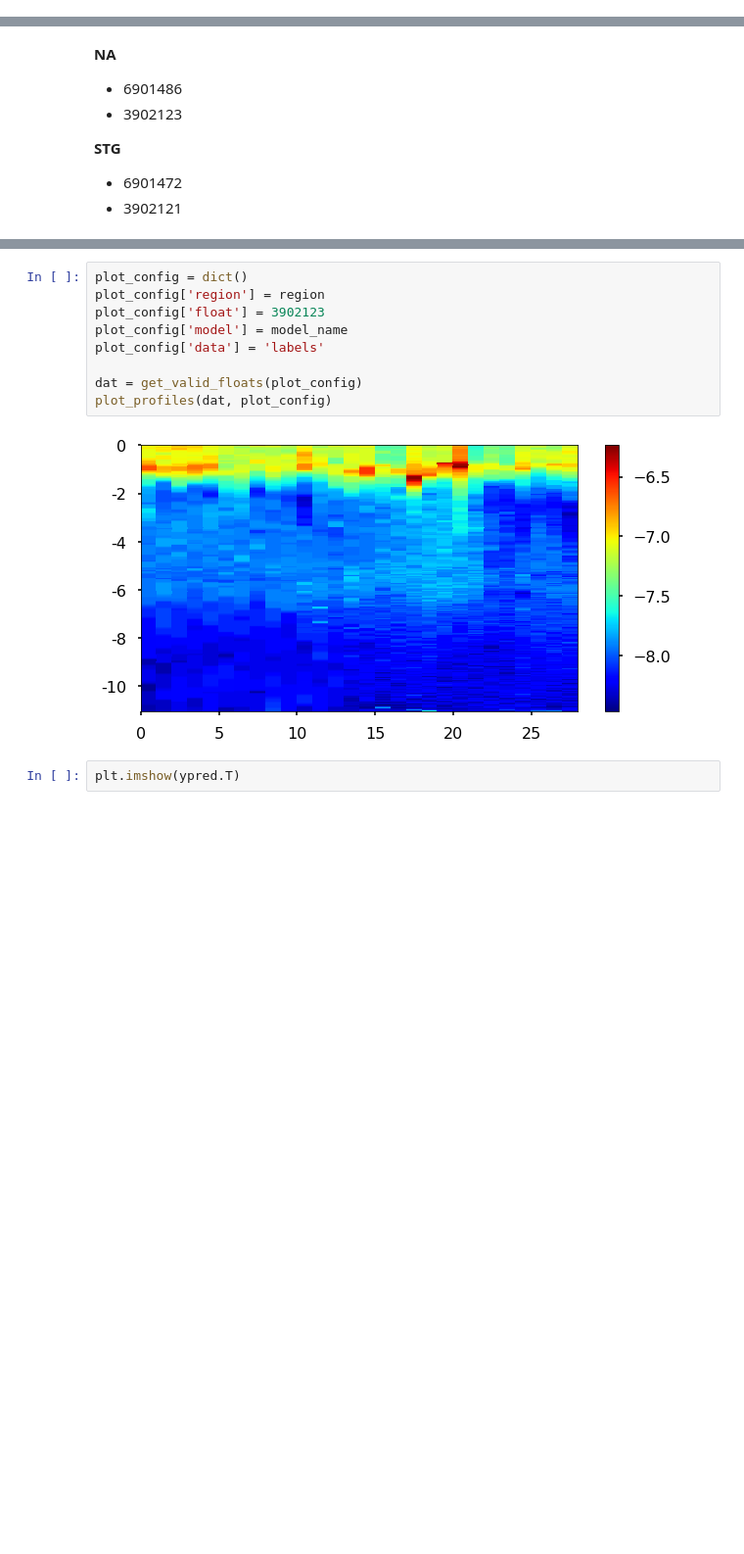
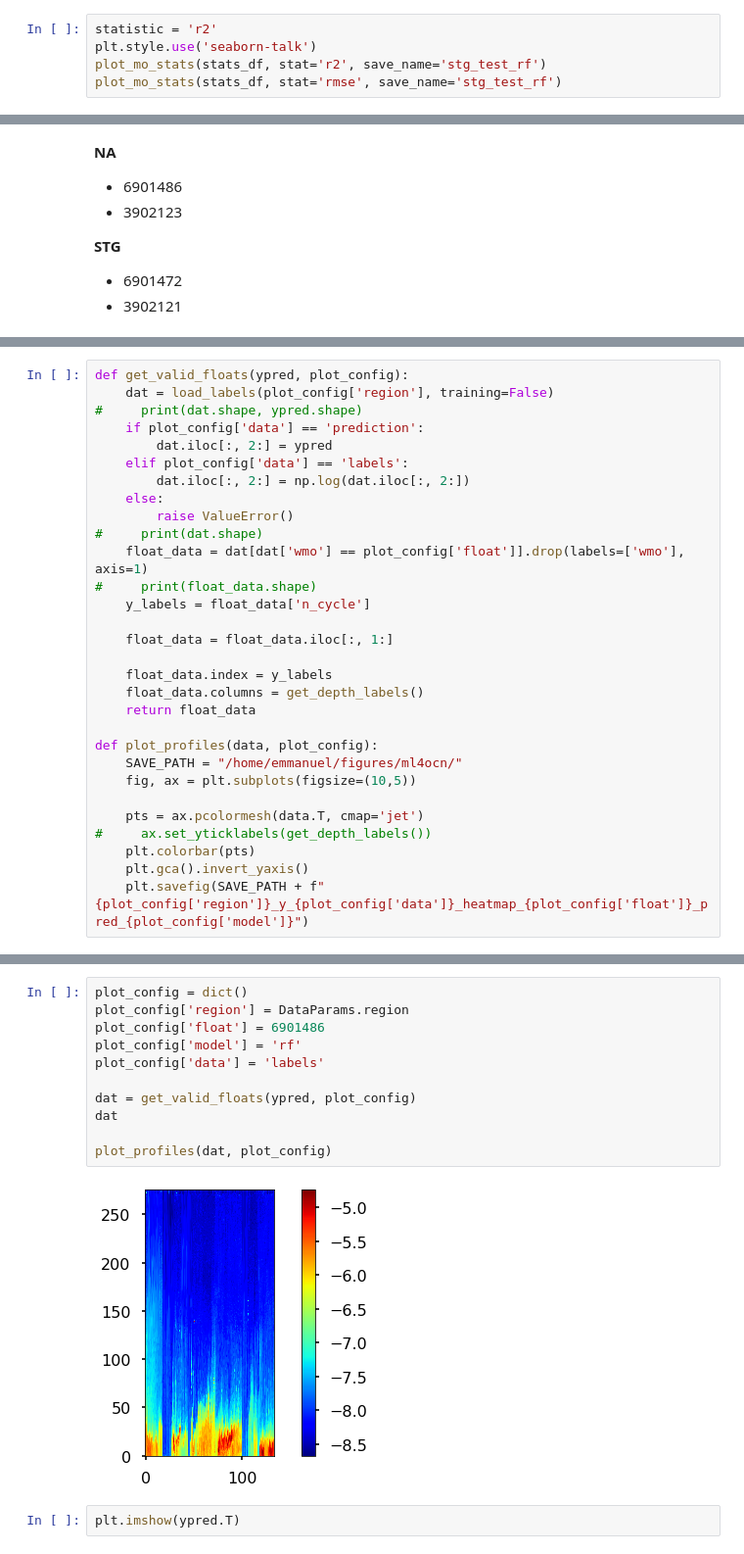
Before and after one commit to IPL-UV/ml4ocean, a Jupyter notebook: notebooks/full_walkthroughs/full_walkthrough_stg.ipynb, the cells around one changed output, grey strips where cells are left out. Shown at 98% size. Drawn from its saved outputs; the diff is of its cells as text; blank space fills up the shorter version.

Commit message:
Updated notebooks.
* Added new baseline model (MO-RF)
* Reran notebooks with new results
* Wrapped some plotting functions

```diff
--- a/notebooks/full_walkthroughs/full_walkthrough_stg.ipynb
+++ b/notebooks/full_walkthroughs/full_walkthrough_stg.ipynb
@@ -341,0 +380,5 @@ dataset['yvalid'].shape, ypred.shape
+# %%
+statistic = 'r2'
+plt.style.use('seaborn-talk')
+plot_mo_stats(stats_df, stat='r2', save_name='stg_test_rf')
+plot_mo_stats(stats_df, stat='rmse', save_name='stg_test_rf')
@@ -499,0 +720,30 @@ ypred = model.predict(dataset['Xtest'])
+# %%
+def get_valid_floats(ypred, plot_config):
+    dat = load_labels(plot_config['region'], training=False)
+#     print(dat.shape, ypred.shape)
+    if plot_config['data'] == 'prediction':
+        dat.iloc[:, 2:] = ypred
+    elif plot_config['data'] == 'labels':
+        dat.iloc[:, 2:] = np.log(dat.iloc[:, 2:])
+    else:
+        raise ValueError()
+#     print(dat.shape)
+    float_data = dat[dat['wmo'] == plot_config['float']].drop(labels=['wmo'], axis=1)
+#     print(float_data.shape)
+    y_labels = float_data['n_cycle']
+
+    float_data = float_data.iloc[:, 1:]
+
+    float_data.index = y_labels
+    float_data.columns = get_depth_labels()
+    return float_data
+
+def plot_profiles(data, plot_config):
+    SAVE_PATH = "/home/emmanuel/figures/ml4ocn/"
+    fig, ax = plt.subplots(figsize=(10,5))
+
+    pts = ax.pcolormesh(data.T, cmap='jet')
+#     ax.set_yticklabels(get_depth_labels())
+    plt.colorbar(pts)
+    plt.gca().invert_yaxis()
+    plt.savefig(SAVE_PATH + f"{plot_config['region']}_y_{plot_config['data']}_heatmap_{plot_config['float']}_pred_{plot_config['model']}")
@@ -500,14 +764,16 @@ ypred = model.predict(dataset['Xtest'])
 # %%
 plot_config = dict()
-plot_config['region'] = region
-plot_config['float'] = 3902123
-plot_config['model'] = model_name
+plot_config['region'] = DataParams.region
+plot_config['float'] = 6901486
+plot_config['model'] = 'rf'
 plot_config['data'] = 'labels'
 
-dat = get_valid_floats(plot_config)
+dat = get_valid_floats(ypred, plot_config)
+dat
+
 plot_profiles(dat, plot_config)
 # %% [output]
-[figure, old version]
+[figure, new version]
 # %%
 plt.imshow(ypred.T)
 # %% [output]
```
Also changed, not shown: parts of 38 cells of this notebook, 6 other files.
